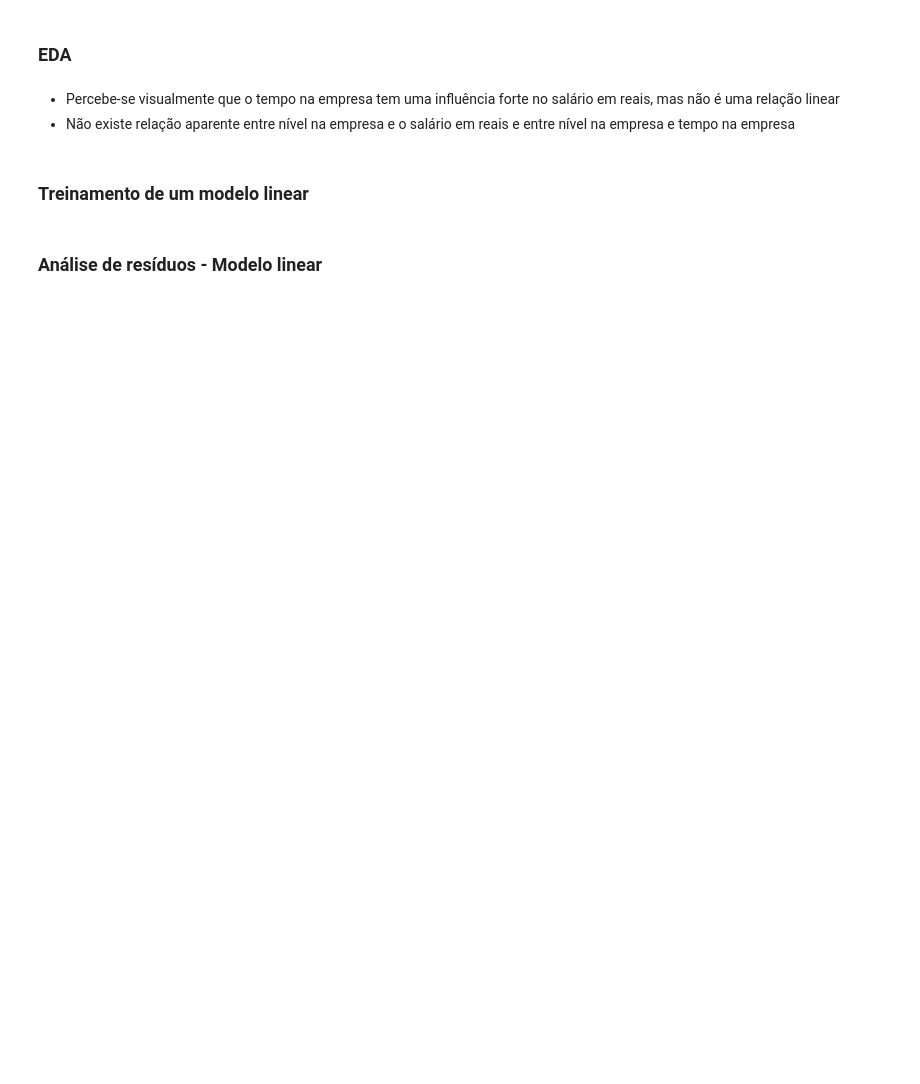
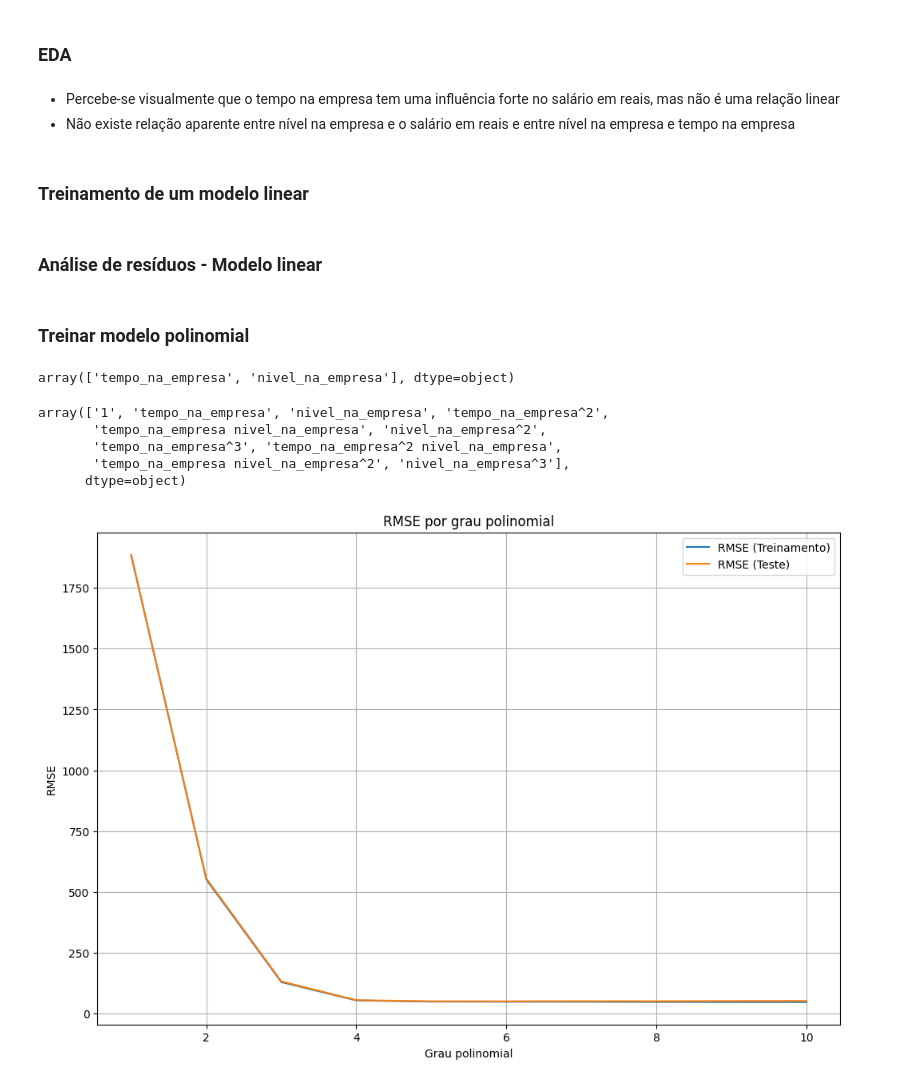
Before and after one commit to ivandersr/salaries-regression, a Jupyter notebook: salaries_model.ipynb, the cells around one changed output. Cells and saved outputs as stored; diff of their text form; code cells hidden in the pictures; blank space fills up the shorter version.

Commit message:
feat: polynomial degree determination with graphics to minimize RMSE while avoiding overfitting

```diff
--- a/salaries_model.ipynb
+++ b/salaries_model.ipynb
@@ -176,3 +176,20 @@ print(f"Estatística do teste: {stat_ks}, P-Value: {p_value_ks}")
 # Teste de normalidade - Lilliefors
 stat_ll, p_value_ll = lilliefors(residuals, dist='norm', pvalmethod='table')
 print(f"Estatística do teste: {stat_ll}, P-Value: {p_value_ll}")
+# %% [markdown]
+### Treinar modelo polinomial
+# %%
+# Exemplo de criação de features polinomiais
+poly_feat = PolynomialFeatures(degree=3, include_bias=True)
+X_poly = poly_feat.fit_transform(X)
+poly_feat.feature_names_in_
+# %% [output]
+array(['tempo_na_empresa', 'nivel_na_empresa'], dtype=object)
+# %%
+poly_feat.get_feature_names_out(poly_feat.feature_names_in_)
+# %% [output]
+array(['1', 'tempo_na_empresa', 'nivel_na_empresa', 'tempo_na_empresa^2',
+       'tempo_na_empresa nivel_na_empresa', 'nivel_na_empresa^2',
+       'tempo_na_empresa^3', 'tempo_na_empresa^2 nivel_na_empresa',
+       'tempo_na_empresa nivel_na_empresa^2', 'nivel_na_empresa^3'],
+      dtype=object)
@@ -178,0 +276,13 @@ print(f"Estatística do teste: {stat_ll}, P-Value: {p_value_ll}")
+# %%
+# Gráfico para comparação do rmse por grau polinomial
+plt.figure(figsize=(12,8))
+plt.plot(polynomial_degrees, rmse_train_values, label='RMSE (Treinamento)')
+plt.plot(polynomial_degrees, rmse_test_values, label='RMSE (Teste)')
+plt.xlabel('Grau polinomial')
+plt.ylabel('RMSE')
+plt.title('RMSE por grau polinomial')
+plt.legend()
+plt.grid(True)
+plt.show()
+# %% [output]
+[figure, added]
```
Also changed, not shown: parts of 2 cells of this notebook.
